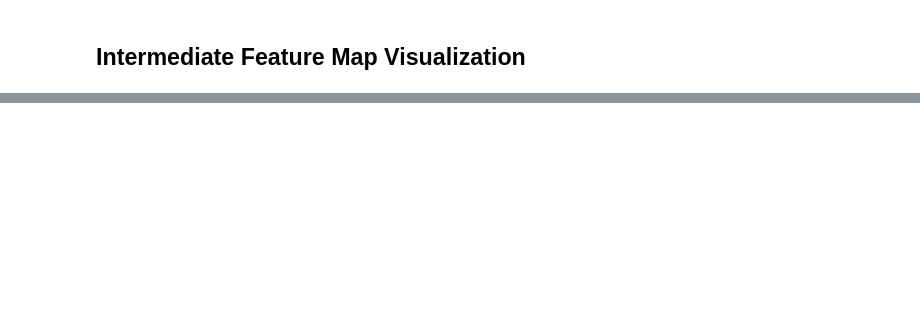
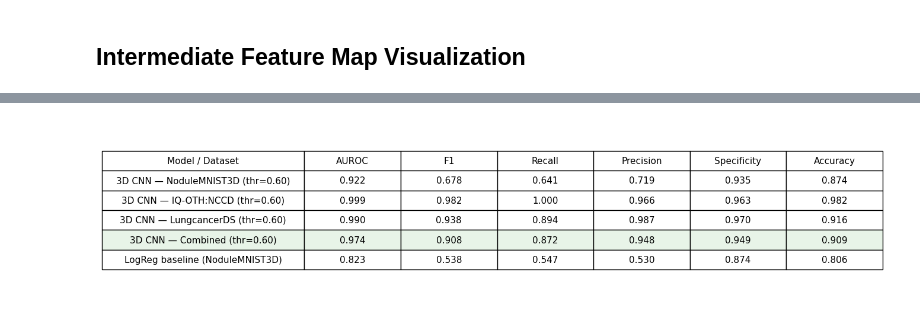
Before and after one commit to eremozdemir/lung-nodule-3d, a Jupyter notebook: notebooks/01_nodulemnist3d.ipynb, the cells around one changed output, grey strips where cells are left out. Drawn from its saved outputs; the diff is of its cells as text; code cells hidden in the pictures; blank space fills up the shorter version.

```diff
--- a/notebooks/01_nodulemnist3d.ipynb
+++ b/notebooks/01_nodulemnist3d.ipynb
@@ -727,0 +736,47 @@ plt.show()
+# %%
+def fmt(v):
+    return "N/A" if v is None else f"{v:.3f}"
+
+def row_from_metrics(name, met):
+    return [name,
+            fmt(met.get("auroc")),
+            fmt(met.get("f1")),
+            fmt(met.get("recall")),
+            fmt(met.get("precision")),
+            fmt(met.get("specificity")),
+            fmt(met.get("accuracy"))]
+
+thr_label = f"thr={best_threshold:.2f}"
+rows_table = [
+    row_from_metrics(f"3D CNN — NoduleMNIST3D ({thr_label})",   nodule_test_tuned),
+    row_from_metrics(f"3D CNN — IQ-OTH:NCCD ({thr_label})",     iqoth_test_tuned),
+    row_from_metrics(f"3D CNN — LungcancerDS ({thr_label})",     lcd_test_tuned),
+    row_from_metrics(f"3D CNN — Combined ({thr_label})",         combined_test_tuned),
+    row_from_metrics("LogReg baseline (NoduleMNIST3D)",          lr_metrics),
+]
+
+col_labels = ["Model / Dataset", "AUROC", "F1", "Recall", "Precision", "Specificity", "Accuracy"]
+
+fig, ax = plt.subplots(figsize=(14, 3.2))
+ax.axis("off")
+table = ax.table(
+    cellText=rows_table,
+    colLabels=col_labels,
+    loc="center",
+    cellLoc="center",
+)
+table.auto_set_font_size(False)
+table.set_fontsize(11)
+table.scale(1.2, 1.7)
+for (r, c), cell in table.get_celld().items():
+    if c == 0:
+        cell.set_width(cell.get_width() * 2.1)
+    # highlight the combined row
+    if r == 4:
+        cell.set_facecolor("#e8f4e8")
+
+plt.tight_layout()
+plt.savefig(os.path.join(FIG_DIR, f"results_table_{RUN_ID}.png"), dpi=300)
+plt.show()
+# %% [output]
+[figure, added]
```
Also changed, not shown: parts of 37 cells of this notebook, 13 other files.
